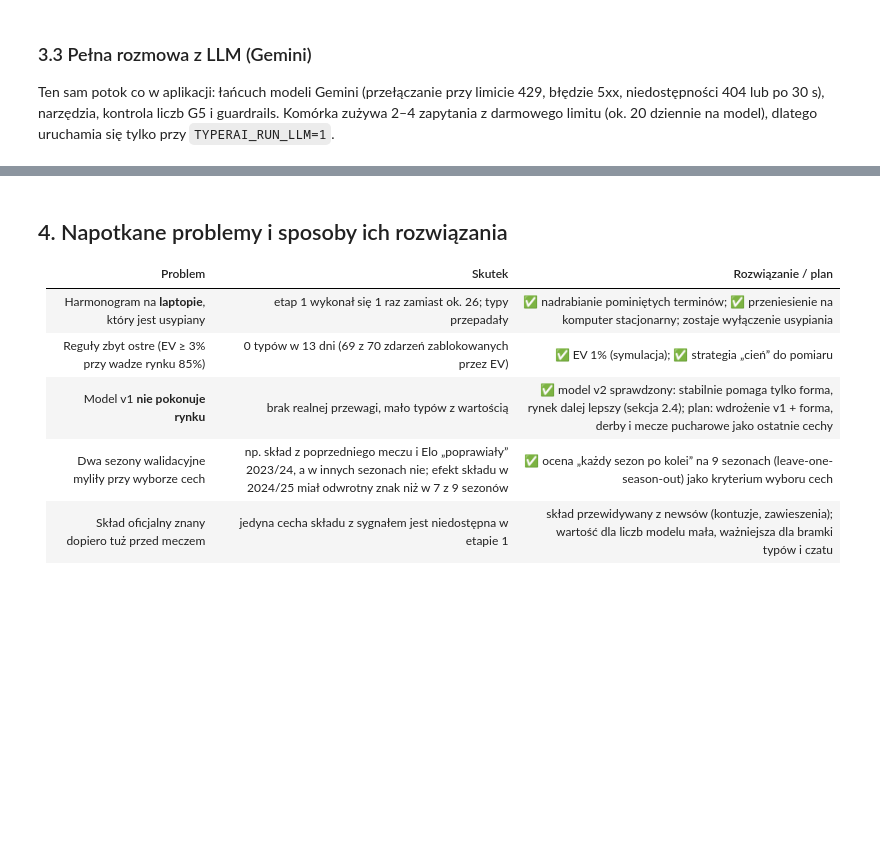
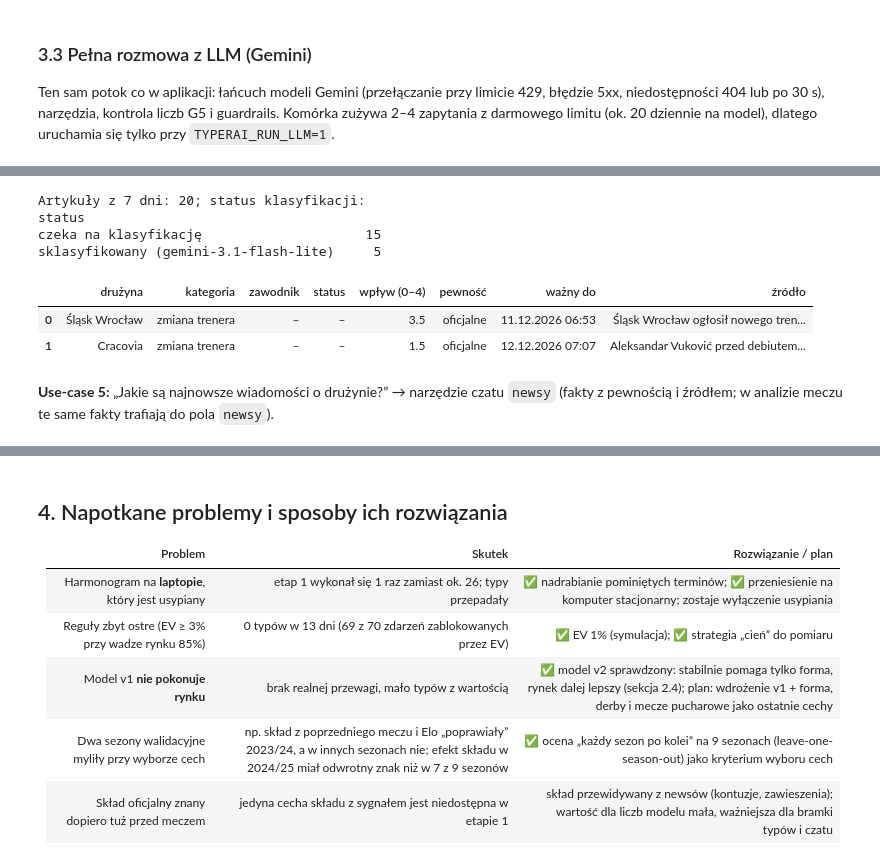
Before and after one commit to Tomek586/typer-ai, a Jupyter notebook: notebooks/postep_po_PoC.ipynb, the cells around one changed output, grey strips where cells are left out. Saved outputs shown, nothing was run; the diff lists cells and outputs as text; code cells hidden in the pictures; blank space fills up the shorter version.

```diff
--- a/notebooks/postep_po_PoC.ipynb
+++ b/notebooks/postep_po_PoC.ipynb
@@ -503,0 +506,17 @@ Uruchomienie: `.venv/Scripts/streamlit run typerai/apps/streamlit_app.py` → ht
+# %%
+arts = pd.DataFrame(report.news_articles(conn))
+if len(arts):
+    print(f"Artykuły z 7 dni: {len(arts)}; status klasyfikacji:")
+    print(arts["status"].value_counts().to_string())
+facts = pd.DataFrame(report.news_facts(conn))
+facts.drop(columns=["team_id", "url"]) if len(facts) else "brak aktywnych faktów"
+# %% [output]
+Artykuły z 7 dni: 20; status klasyfikacji:
+status
+czeka na klasyfikację                     15
+sklasyfikowany (gemini-3.1-flash-lite)     5
+|  | drużyna | kategoria | zawodnik | status | wpływ (0–4) | pewność | ważny do | źródło |
+| 0 | Śląsk Wrocław | zmiana trenera | – | – | 3.5 | oficjalne | 11.12.2026 06:53 | Śląsk Wrocław ogłosił nowego tren... |
+| 1 | Cracovia | zmiana trenera | – | – | 1.5 | oficjalne | 12.12.2026 07:07 | Aleksandar Vuković przed debiutem... |
+# %% [markdown]
+**Use-case 5:** „Jakie są najnowsze wiadomości o drużynie?” → narzędzie czatu `newsy` (fakty z pewnością i źródłem; w analizie meczu te same fakty trafiają do pola `newsy`).
```
Also changed, not shown: parts of 13 cells of this notebook, 7 other files.
